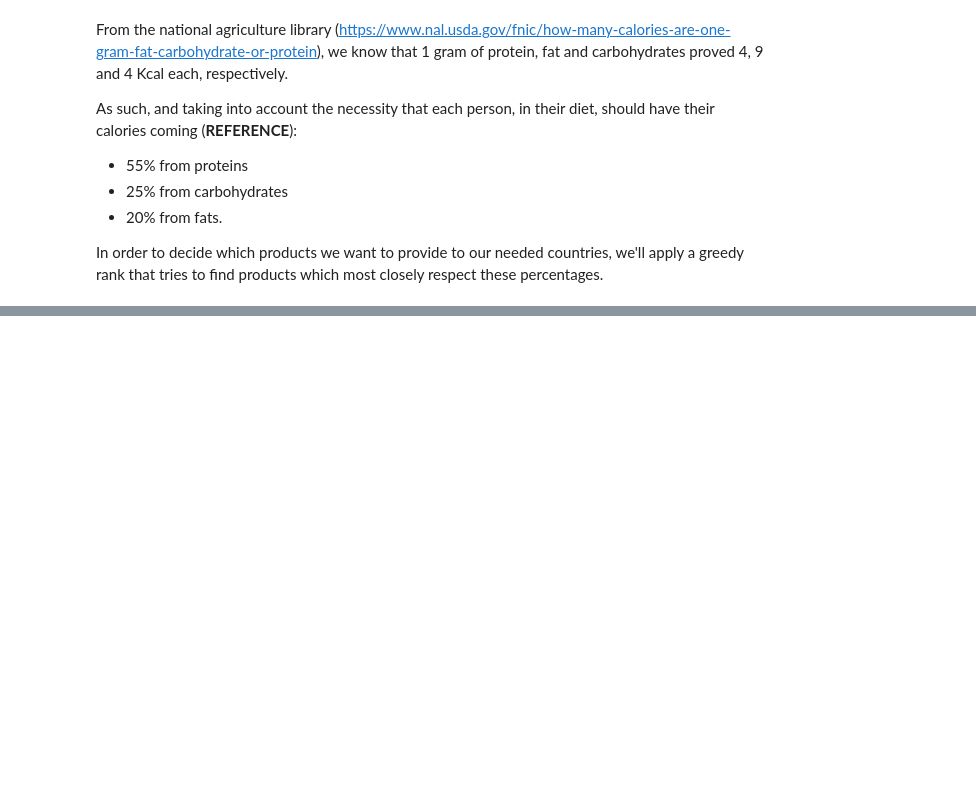
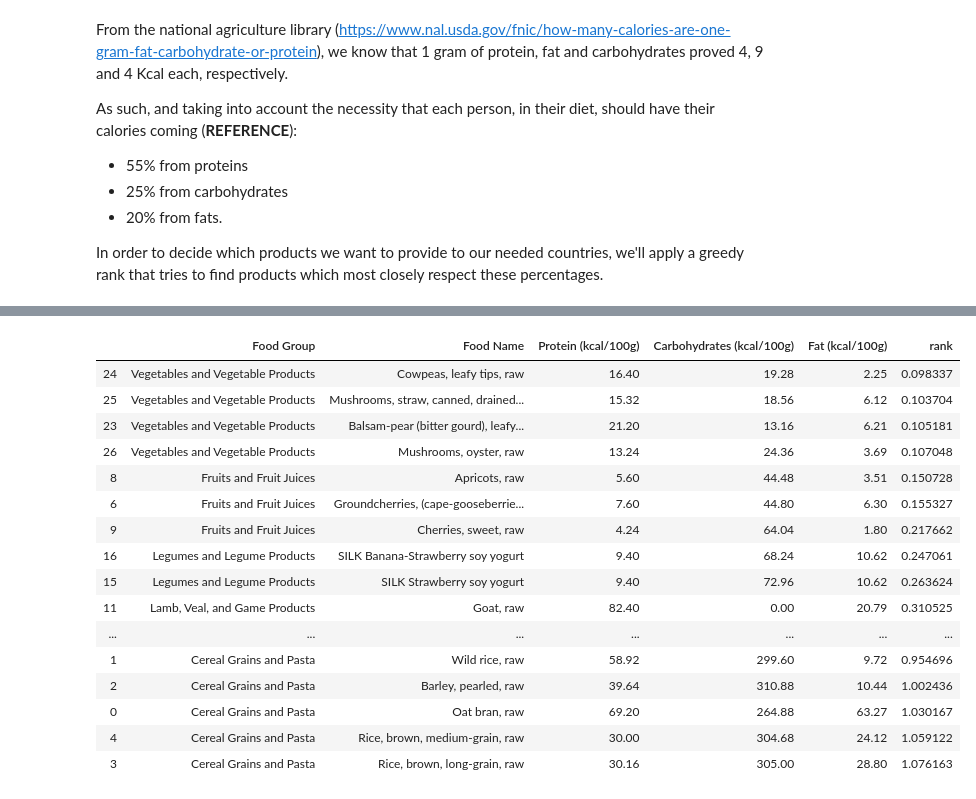
Before and after one commit to manuleo/mADAm-2019, a Jupyter notebook: extra_stuff/Diet_Joao.ipynb, the cells around one changed output, grey strips where cells are left out. Drawn from its saved outputs; the diff is of its cells as text; code cells hidden in the pictures; blank space fills up the shorter version.

```diff
--- a/extra_stuff/Diet_Joao.ipynb
+++ b/extra_stuff/Diet_Joao.ipynb
@@ -72,0 +200,13 @@ test.groupby(['Food Group'], as_index=False)['rank'].min().merge(test)
+# %%
+import nltk
+from nltk.stem.wordnet import WordNetLemmatizer
+from nltk.corpus import stopwords
+
+stop_words = stopwords.words('english')
+stop_words += ["dry", "weight", "live", "meat", "unmanufactured", "seed", "beans", "sugar", "whole", "peas", "green", "fresh"]
+foods = [f for f in foods if f not in stop_words]
+lem = WordNetLemmatizer()
+singular = [lem.lemmatize(f) for f in foods]
+foods += singular
+foods = list(set(foods))
+foods = [f for f in foods if f not in stop_words]
@@ -72,0 +226,2 @@ test.groupby(['Food Group'], as_index=False)['rank'].min().merge(test)
+# %%
+poss_diet = test[test["Food Name"].str.contains('|'.join(foods), case=False)]
@@ -72,0 +245,30 @@ test.groupby(['Food Group'], as_index=False)['rank'].min().merge(test)
+# %%
+poss_diet = poss_diet[~poss_diet["Food Group"].isin(["Baked Products","Spices and Herbs", "Nut and Seed Products", "Dairy and Egg Products", "Finfish and Shellfish Products"])].reset_index(drop=True)
+# %%
+# taking the best 5 from each group
+poss_diet_proteins = poss_diet.groupby(["Food Group"]).apply(lambda x: x.sort_values(['Protein (kcal/100g)'], \
+                                   ascending=False).reset_index(drop=True).groupby("Food Group").head(5)).reset_index(drop=True)
+poss_diet_carbo = poss_diet.groupby(["Food Group"]).apply(lambda x: x.sort_values(['Carbohydrates (kcal/100g)'], \
+                                   ascending=False).reset_index(drop=True).groupby("Food Group").head(5)).reset_index(drop=True)
+poss_diet_fat = poss_diet.groupby(["Food Group"]).apply(lambda x: x.sort_values(['Fat (kcal/100g)'], \
+                                   ascending=False).reset_index(drop=True).groupby("Food Group").head(5)).reset_index(drop=True)
+# %%
+poss_diet_proteins.sort_values(['rank'])
+# %% [output]
+|  | Food Group | Food Name | Protein (kcal/100g) | Carbohydrates (kcal/100g) | Fat (kcal/100g) | rank |
+| 24 | Vegetables and Vegetable Products | Cowpeas, leafy tips, raw | 16.40 | 19.28 | 2.25 | 0.098337 |
+| 25 | Vegetables and Vegetable Products | Mushrooms, straw, canned, drained... | 15.32 | 18.56 | 6.12 | 0.103704 |
+| 23 | Vegetables and Vegetable Products | Balsam-pear (bitter gourd), leafy... | 21.20 | 13.16 | 6.21 | 0.105181 |
+| 26 | Vegetables and Vegetable Products | Mushrooms, oyster, raw | 13.24 | 24.36 | 3.69 | 0.107048 |
+| 8 | Fruits and Fruit Juices | Apricots, raw | 5.60 | 44.48 | 3.51 | 0.150728 |
+| 6 | Fruits and Fruit Juices | Groundcherries, (cape-gooseberrie... | 7.60 | 44.80 | 6.30 | 0.155327 |
+| 9 | Fruits and Fruit Juices | Cherries, sweet, raw | 4.24 | 64.04 | 1.80 | 0.217662 |
+| 16 | Legumes and Legume Products | SILK Banana-Strawberry soy yogurt | 9.40 | 68.24 | 10.62 | 0.247061 |
+| 15 | Legumes and Legume Products | SILK Strawberry soy yogurt | 9.40 | 72.96 | 10.62 | 0.263624 |
+| 11 | Lamb, Veal, and Game Products | Goat, raw | 82.40 | 0.00 | 20.79 | 0.310525 |
+| ... | ... | ... | ... | ... | ... | ... |
+| 1 | Cereal Grains and Pasta | Wild rice, raw | 58.92 | 299.60 | 9.72 | 0.954696 |
+| 2 | Cereal Grains and Pasta | Barley, pearled, raw | 39.64 | 310.88 | 10.44 | 1.002436 |
+| 0 | Cereal Grains and Pasta | Oat bran, raw | 69.20 | 264.88 | 63.27 | 1.030167 |
+| 4 | Cereal Grains and Pasta | Rice, brown, medium-grain, raw | 30.00 | 304.68 | 24.12 | 1.059122 |
+| 3 | Cereal Grains and Pasta | Rice, brown, long-grain, raw | 30.16 | 305.00 | 28.80 | 1.076163 |
```
Also changed, not shown: parts of 37 cells of this notebook, 39 other files.
